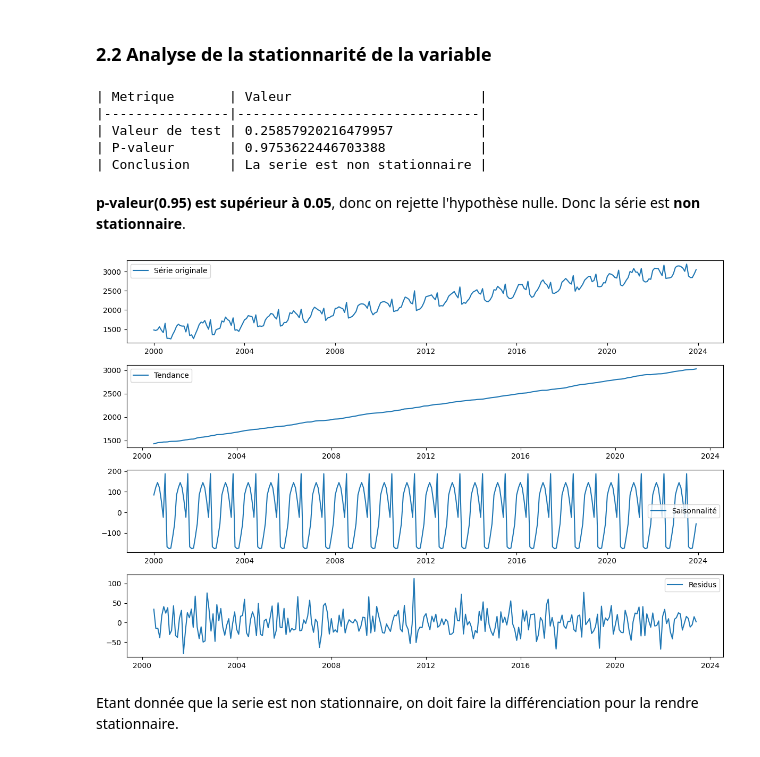
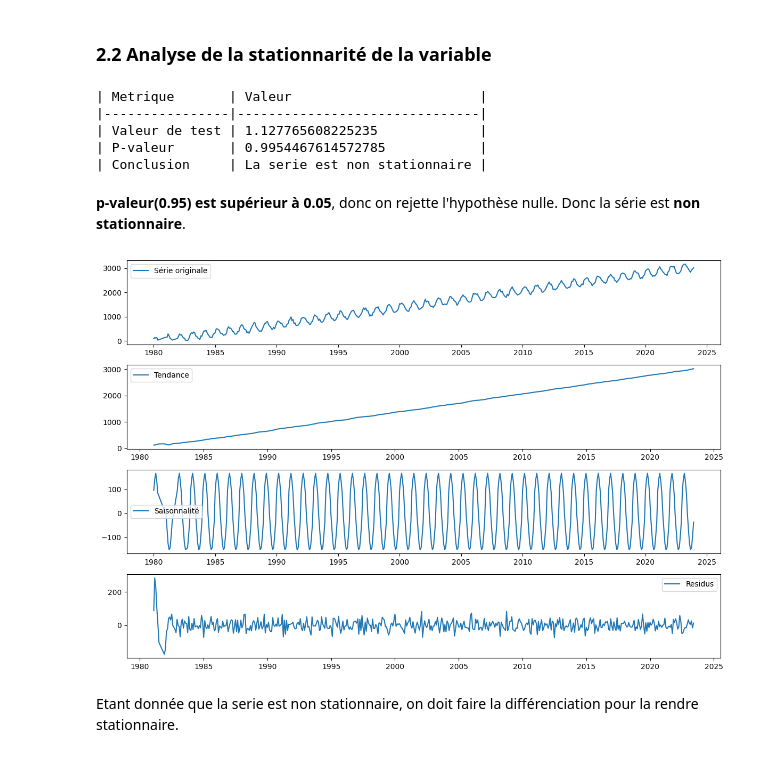
Before and after one commit to andranaDS/Memoire_INSI, a Jupyter notebook: Memoire INSI/models/5-Modélisation avec ARIMA.ipynb, the cells around one changed output. Drawn from its saved outputs; the diff is of its cells as text; code cells hidden in the pictures.

```diff
--- a/Memoire INSI/models/5-Modélisation avec ARIMA.ipynb
+++ b/Memoire INSI/models/5-Modélisation avec ARIMA.ipynb
@@ -52,5 +44,12 @@ dtype: int64
 ## 2. Identification du modèle
 # %% [markdown]
 ### 2.1 Traçage du graphique de données
+# %%
+current_feature = 'tot_nb_dmd'
+drop_feature = ''
+if 'tot_nb_dmd' != current_feature:
+    drop_feature = 'tot_nb_dmd'
+else:
+    drop_feature = 'tot_energy'
 # %%
 plt.figure(figsize=(12,6))
@@ -110,11 +109,10 @@ plt.show()
 ### 2.2 Analyse de la stationnarité de la variable
 # %%
 
-from statsmodels.tsa.stattools import adfuller
 from tabulate import tabulate
 
 # Test de Dickey-Fuller augmenté
-result = adfuller(df)
+result = adfuller(df[current_feature])
 
 # Formater les résultats dans un tableau
 table = [
@@ -127,43 +125,43 @@ print(tabulate(table, headers=['Metrique', 'Valeur'], tablefmt='github'))
 # %% [output]
 | Metrique       | Valeur                        |
 |----------------|-------------------------------|
-| Valeur de test | 0.25857920216479957           |
-| P-valeur       | 0.9753622446703388            |
+| Valeur de test | 1.127765608225235             |
+| P-valeur       | 0.9954467614572785            |
 | Conclusion     | La serie est non stationnaire |
 # %% [markdown]
 **p-valeur(0.95) est supérieur à 0.05**, donc on rejette l'hypothèse nulle. Donc la série est **non stationnaire**.
 # %%
 # Decompostion saisonnière
-decomposition = seasonal_decompose(df.tot_nb_dmd, model='additive')
+decomposition = seasonal_decompose(df[current_feature], model='additive', period=12)
 
 # Extraction des composantes de la decomposotion
 trend = decomposition.trend
 seasonal = decomposition.seasonal
 residual = decomposition.resid
 
 # Affichage des composantes de la décomposition
 plt.figure(figsize=(12,8))
 
 plt.subplot(411)
-plt.plot(df.tot_nb_dmd, label='Série originale')
+plt.plot(df[current_feature], label='Série originale')
 plt.legend(loc='best')
 
 plt.subplot(412)
 plt.plot(trend, label='Tendance')
 plt.legend(loc='best')
 
 plt.subplot(413)
 plt.plot(seasonal, label='Saisonnalité')
 plt.legend(loc='best')
 
 plt.subplot(414)
 plt.plot(residual, label='Residus')
 plt.legend(loc='best')
 
 plt.tight_layout()
 plt.show()
 # %% [output]
-[figure, old version]
+[figure, new version]
 # %% [markdown]
 Etant donnée que la serie est non stationnaire, on doit faire la différenciation pour la rendre stationnaire.
 # %% [markdown]
```
Also changed, not shown: parts of 30 cells of this notebook, 11 other files.
